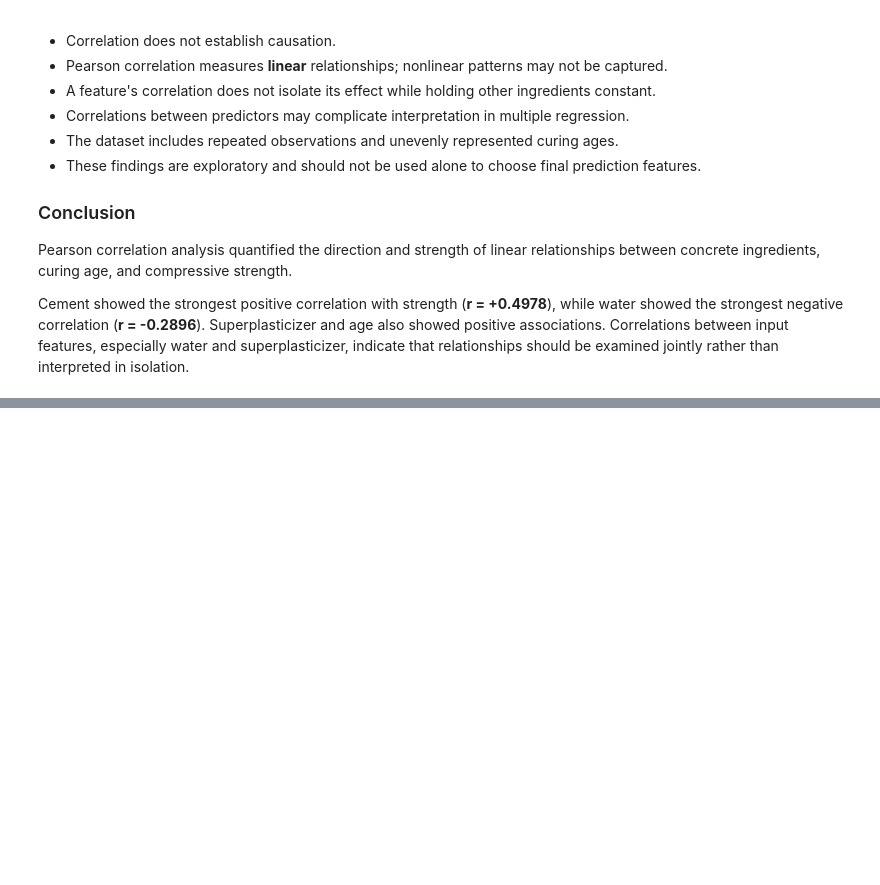
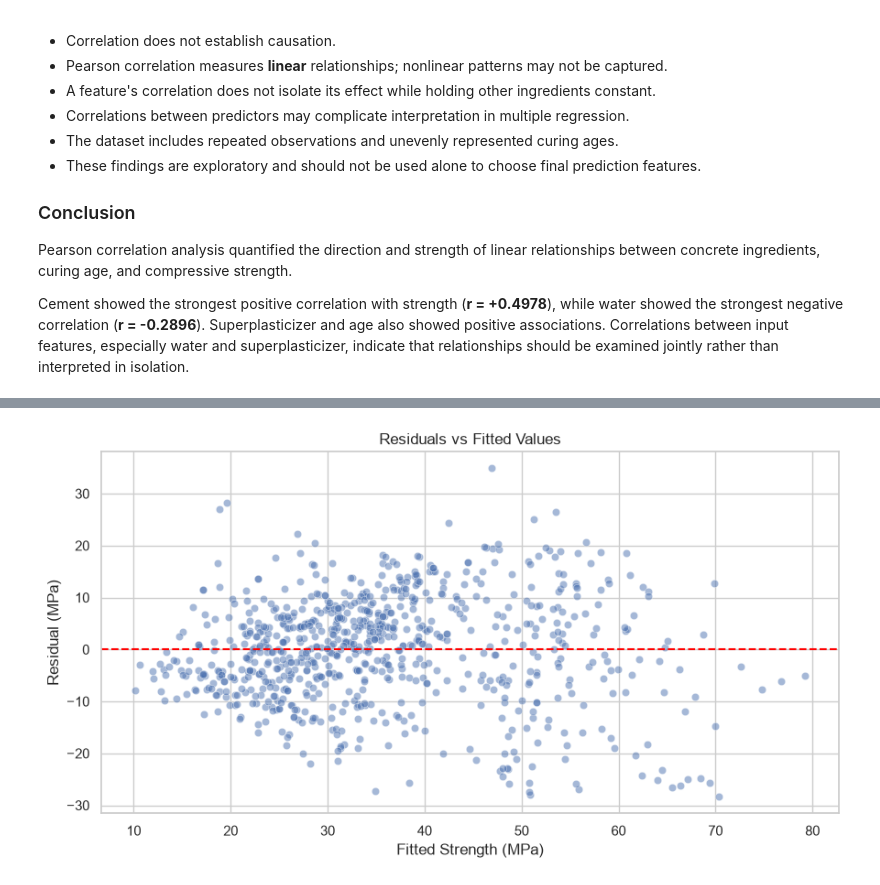
Before and after one commit to SandamiUpeksha/concrete-strength, a Jupyter notebook: notebooks/03_statistical_analysis.ipynb, the cells around one changed output, grey strips where cells are left out. Saved outputs shown, nothing was run; the diff lists cells and outputs as text; code cells hidden in the pictures; blank space fills up the shorter version.

Commit message:
Complete statistical regression and diagnostics

```diff
--- a/notebooks/03_statistical_analysis.ipynb
+++ b/notebooks/03_statistical_analysis.ipynb
@@ -804,0 +916,8 @@ Cement showed the strongest positive correlation with strength (**r = +0.4978**)
+# %%
+train_analysis = train_df.drop_duplicates().copy()
+
+X = train_analysis[feature_cols]
+y = train_analysis["strength"]
+
+print("Statistical analysis samples:", len(train_analysis))
+print("Features:", X.shape[1])
@@ -804,0 +956,12 @@ Cement showed the strongest positive correlation with strength (**r = +0.4978**)
+# %%
+# Add the intercept
+X_sm = sm.add_constant(X, has_constant="add")
+
+# Fit Ordinary Least Squares regression
+model = sm.OLS(y, X_sm)
+
+# HC3 provides heteroscedasticity-robust standard errors
+results = model.fit(cov_type="HC3")
+
+# Display statistical summary
+print(results.summary())
@@ -804,0 +1246,14 @@ Cement showed the strongest positive correlation with strength (**r = +0.4978**)
+# %%
+fitted = results.fittedvalues
+residuals = results.resid
+plt.figure(figsize=(9, 5))
+sns.scatterplot(    x=fitted,    y=residuals,    alpha=0.5)
+plt.axhline(0, color="red", linestyle="--")
+plt.title("Residuals vs Fitted Values")
+plt.xlabel("Fitted Strength (MPa)")
+plt.ylabel("Residual (MPa)")
+plt.tight_layout()
+plt.savefig(    fig_dir / "ols_residuals_vs_fitted.png",    dpi=300)
+plt.show()
+# %% [output]
+[figure, added]
```
Also changed, not shown: parts of 16 cells of this notebook, 4 other files.
